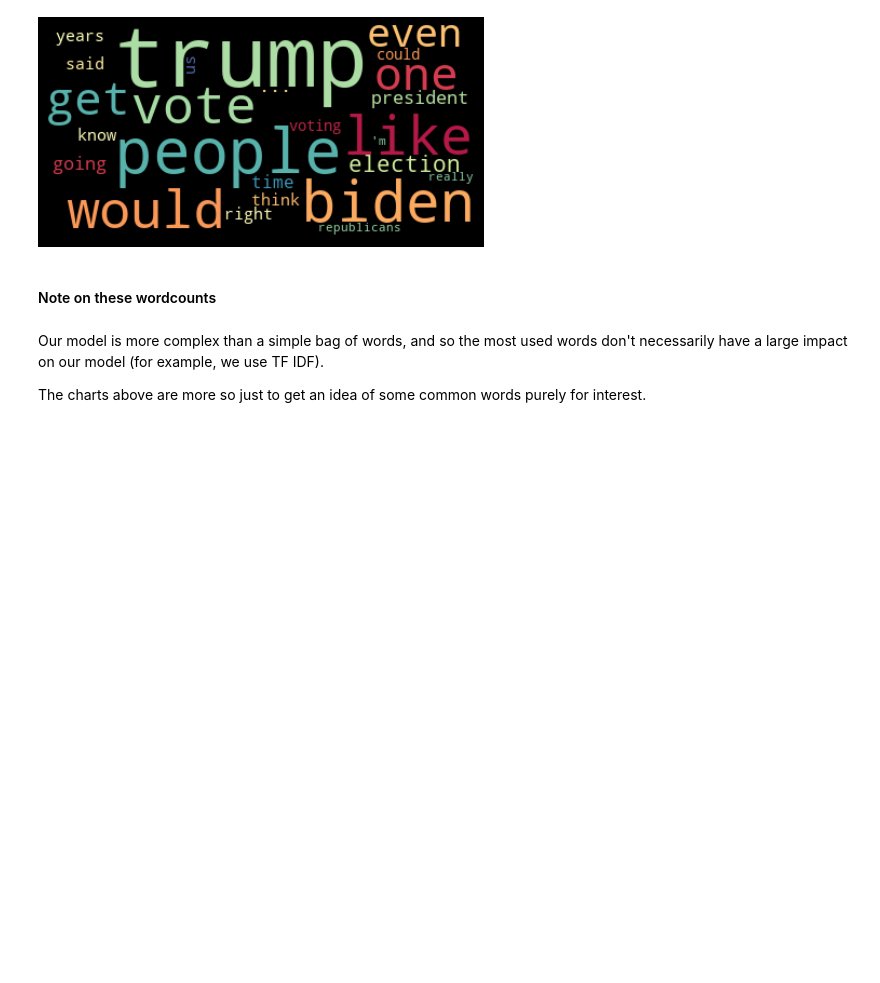
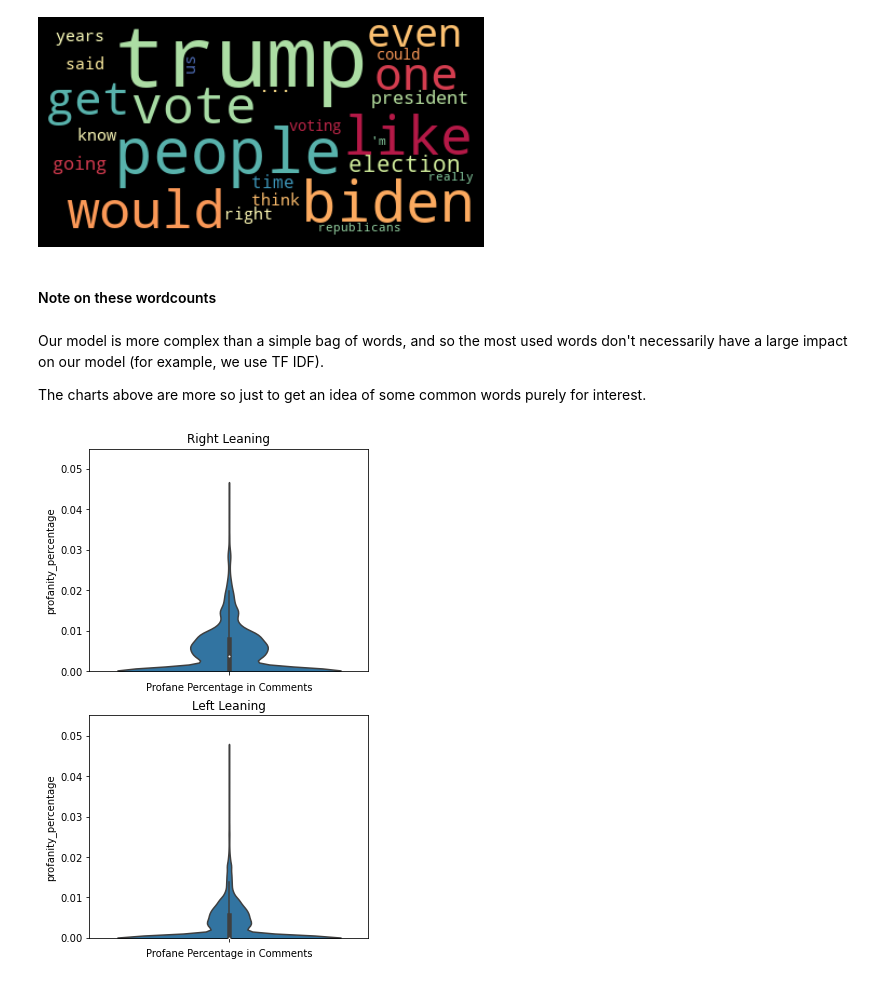
Before and after one commit to bmccabe96/Reddit_NLP, a Jupyter notebook: Analysis/EDA.ipynb, the cells around one changed output. Cells and saved outputs as stored; diff of their text form; code cells hidden in the pictures; blank space fills up the shorter version.

```diff
--- a/Analysis/EDA.ipynb
+++ b/Analysis/EDA.ipynb
@@ -527,3 +540,27 @@ plt.show()
 Our model is more complex than a simple bag of words, and so the most used words don't necessarily have a large impact on our model (for example, we use TF IDF).
 
 The charts above are more so just to get an idea of some common words purely for interest.
+# %%
+right.profanity_percentage.describe()
+
+left.profanity_percentage.describe()
+
+fig = plt.figure(figsize=(5,9))
+
+ax1 = plt.subplot(2, 1, 1)
+sns.violinplot(y=right.profanity_percentage, ax=ax1)
+plt.xlabel("Profane Percentage in Comments")
+plt.ylim(0,.055)
+plt.title("Right Leaning")
+
+ax2 = plt.subplot(2, 1, 2)
+sns.violinplot(y=left.profanity_percentage, ax=ax2)
+plt.xlabel("Profane Percentage in Comments")
+plt.ylim(0,.055)
+plt.title("Left Leaning")
+
+plt.savefig("../pics/Profanity_Violinplot_Vertical.png")
+
+plt.show()
+# %% [output]
+[figure, added]
```
Also changed, not shown: parts of 7 cells of this notebook, 2 other files.
